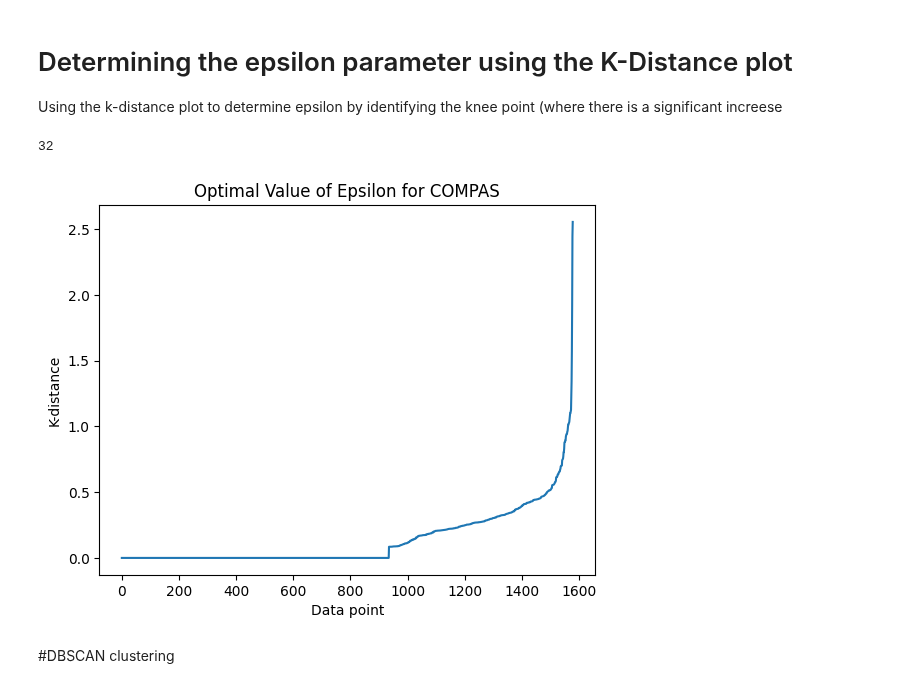
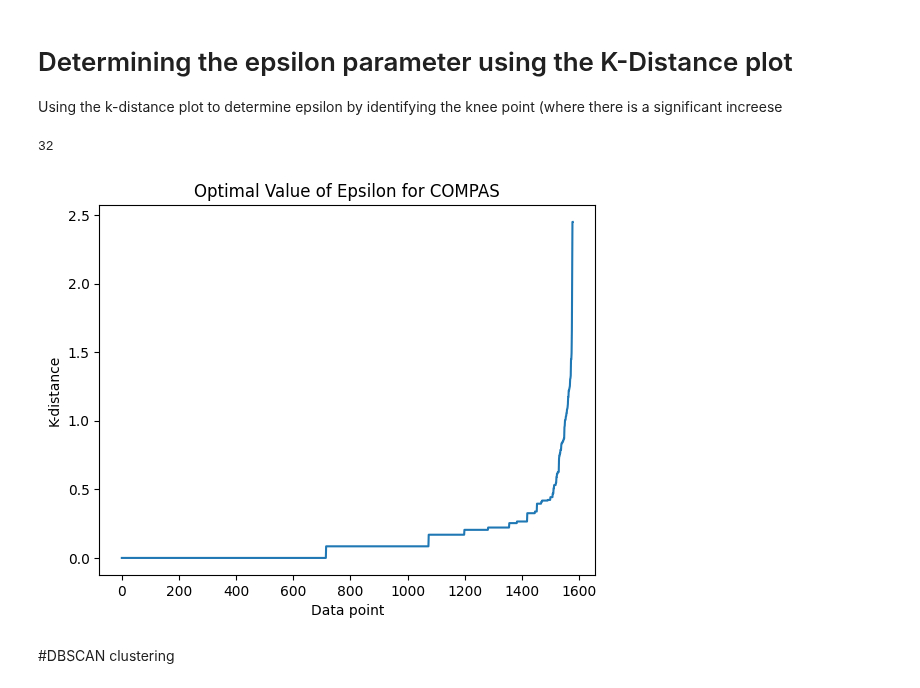
Before and after one commit to MDankloff/ClusterCompas, a Jupyter notebook: COMPAS_Clustering_DBSCAN_clean_utils.ipynb, the cells around one changed output. Cells and saved outputs as stored; diff of their text form; code cells hidden in the pictures.

```diff
--- a/COMPAS_Clustering_DBSCAN_clean_utils.ipynb
+++ b/COMPAS_Clustering_DBSCAN_clean_utils.ipynb
@@ -66,14 +66,14 @@ SHAP_COL = ['Shap_age', 'Shap_priors_count' , 'Shap_sex_Female', 'Shap_sex_Male'
             'Shap_race_Native American', 'Shap_race_Other']
 # %%
 # Scale features, but not "meta column"
-def scale_data(data, meta_col = META_COL):
-    new_data = data.copy(deep=True)
-    features = new_data.drop(meta_col, axis=1)
+def scale_data(data_fixed, meta_col = META_COL):
+    data = data_fixed.copy(deep=True)
+    features = data.drop(meta_col, axis=1)
     to_scale = data.drop(meta_col, axis=1).columns
-    new_data[to_scale] = StandardScaler().fit_transform(features[to_scale])
+    data[to_scale] = StandardScaler().fit_transform(features[to_scale])
     for col in meta_col:
-            new_data[col] = data[col]
-    return new_data
+            data[col] = data_fixed[col]
+    return data
 
 # Keep only rows with the type of errors to target (e.g., TP & FN, or TN & FP, ...)
 def filter_error_rows(data, error_col='TP', correct_col='FN'):
@@ -92,13 +92,28 @@ def init_cluster_col(data):
     data['new_clusters'] = -1
     return data
 
-def basic_data_prep(data, error_col='', correct_col='', shap=False):
+def get_error_type(data):
+    data['error_type'] = ''
+    for d in data.intertuples():
+      if d['TP'] == 1:
+        d['error_type'] = 'TP'
+      elif d['FP'] == 1:
+        d['error_type'] = 'FP'
+      elif d['TN'] == 1:
+        d['error_type'] = 'TN'
+      elif d['FN'] == 1:
+        d['error_type'] = 'FN'
+    return data
+
+def basic_data_prep(data_fixed, error_col='', correct_col='', shap=False):
+  data = data_fixed.copy(deep=True)
+  data = init_cluster_col(data)
   if not shap:
     data = drop_shap_col(data)
   if error_col != '' and correct_col != '':
     data = filter_error_rows(data, error_col, correct_col)
-  data = init_cluster_col(data)
-  return scale_data(data)
+  data = scale_data(data)
+  return data
 # %% [markdown]
 # Utils for Error Rate Calculation
 # %%
@@ -263,4 +274,4 @@ def tsne_plot(data, title, perplexity = 30, learning_rate = 200, n_iter = 1000,
 # %%
-data = Shap_error_data = pd.read_csv('/content/Shap_error_data.csv')
-data = data.drop('Error_Type', axis=1)
-data = data[~np.isnan(data).any(axis=1)]
+data = pd.read_csv('/content/Shap_error_data.csv')
+data = data.dropna()
+# data.info()
@@ -355,25 +365,27 @@ memory usage: 305.5 KB
+# %%
+data_now = data_tp_fn
 # %% [markdown]
 # Determining the epsilon parameter using the K-Distance plot
 
 Using the k-distance plot to determine epsilon by identifying the knee point (where there is a significant increese
 # %%
-nn_features = TP_FN_data.iloc[:, : 11]
+nn_features = data_now.iloc[:, : 11]
 
 neigh = NearestNeighbors(n_neighbors = 3) # compute distance to 2nd nearest neighbor (k=3) for each data point
 nbrs = neigh.fit(nn_features)
 distances, indices = nbrs.kneighbors(nn_features)
 
 distances = np.sort(distances, axis= 0)
 distances = distances [:,1]
 plt.plot(distances)
 plt.xlabel('Data point')
 plt.ylabel('K-distance')
 plt.title("Optimal Value of Epsilon for COMPAS")
 
-round(0.02 * len(TP_FN_data)) #decide on min nr points for dbscan?
+round(0.02 * len(data_now)) #decide on min nr points for dbscan?
 # %% [output]
 32
-[figure, old version]
+[figure, new version]
 # %% [markdown]
 #DBSCAN clustering
 # %%
```
Also changed, not shown: parts of 11 cells of this notebook.
